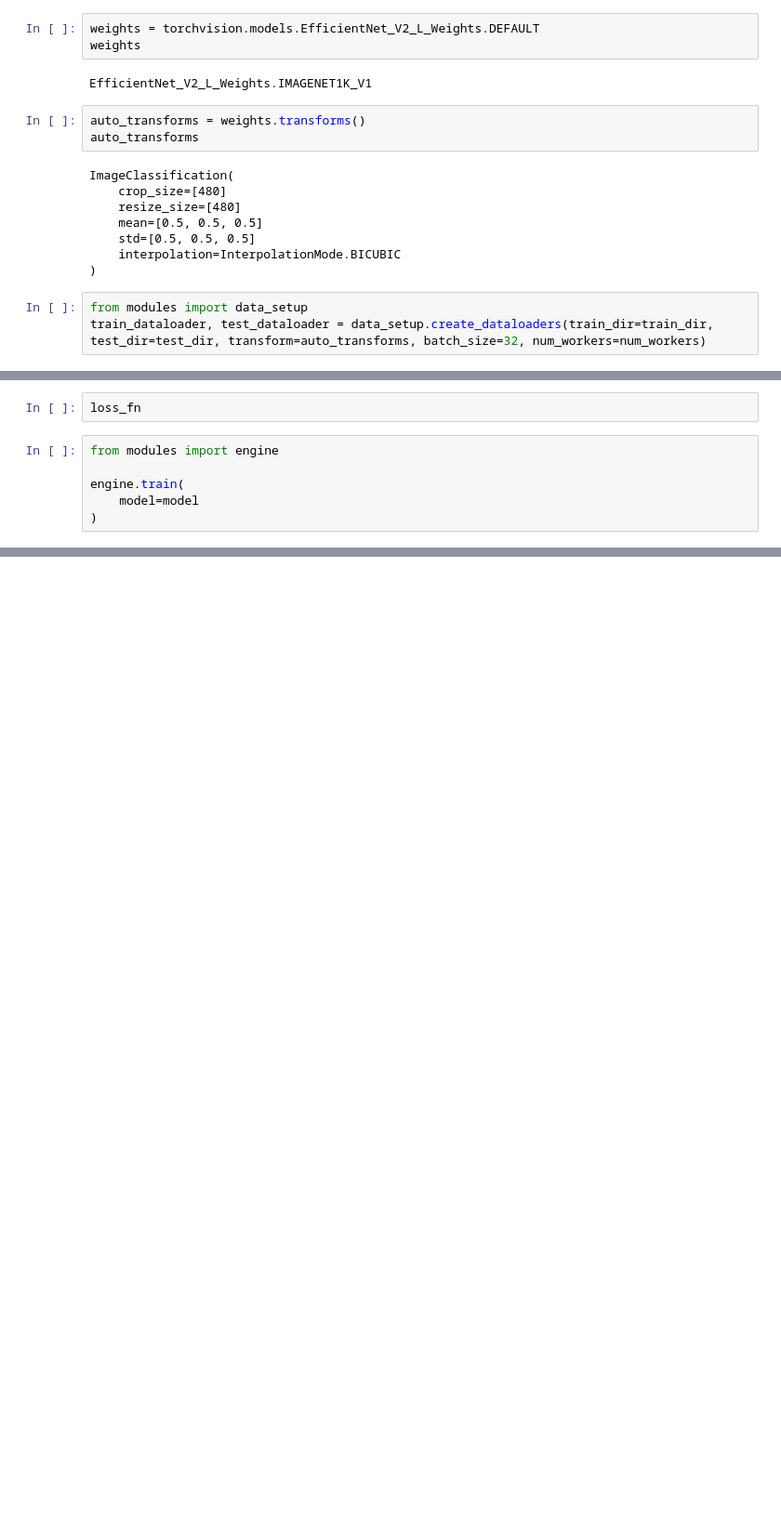
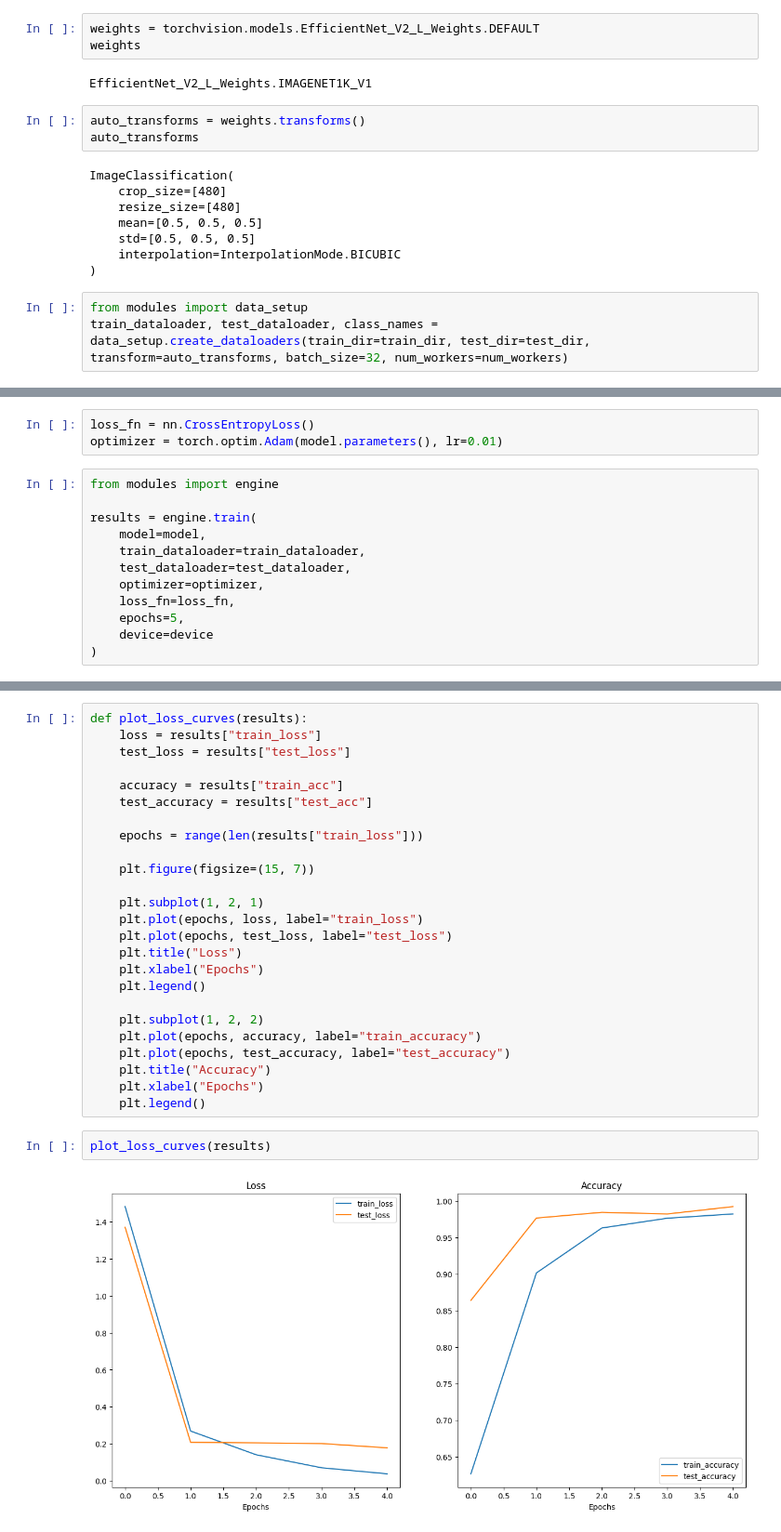
Before and after one commit to 1RaghavM/Fruit-Freshness-Classification, a Jupyter notebook: input.ipynb, the cells around one changed output, grey strips where cells are left out. Shown at 93% size. Saved outputs shown, nothing was run; the diff lists cells and outputs as text; blank space fills up the shorter version.

```diff
--- a/input.ipynb
+++ b/input.ipynb
@@ -36,7 +36,7 @@ ImageClassification(
 )
 # %%
 from modules import data_setup
-train_dataloader, test_dataloader = data_setup.create_dataloaders(train_dir=train_dir, test_dir=test_dir, transform=auto_transforms, batch_size=32, num_workers=num_workers)
+train_dataloader, test_dataloader, class_names = data_setup.create_dataloaders(train_dir=train_dir, test_dir=test_dir, transform=auto_transforms, batch_size=32, num_workers=num_workers)
 # %%
 model = torchvision.models.efficientnet_v2_l(weights=weights).to(device)
 model
@@ -73,8 +129,15 @@ KeyboardInterrupt:
 # %%
-loss_fn
+loss_fn = nn.CrossEntropyLoss()
+optimizer = torch.optim.Adam(model.parameters(), lr=0.01)
 # %%
 from modules import engine
 
-engine.train(
-    model=model
+results = engine.train(
+    model=model,
+    train_dataloader=train_dataloader,
+    test_dataloader=test_dataloader,
+    optimizer=optimizer,
+    loss_fn=loss_fn,
+    epochs=5,
+    device=device
 )
@@ -80,0 +150,29 @@ engine.train(
+# %%
+def plot_loss_curves(results):
+    loss = results["train_loss"]
+    test_loss = results["test_loss"]
+
+    accuracy = results["train_acc"]
+    test_accuracy = results["test_acc"]
+
+    epochs = range(len(results["train_loss"]))
+
+    plt.figure(figsize=(15, 7))
+
+    plt.subplot(1, 2, 1)
+    plt.plot(epochs, loss, label="train_loss")
+    plt.plot(epochs, test_loss, label="test_loss")
+    plt.title("Loss")
+    plt.xlabel("Epochs")
+    plt.legend()
+
+    plt.subplot(1, 2, 2)
+    plt.plot(epochs, accuracy, label="train_accuracy")
+    plt.plot(epochs, test_accuracy, label="test_accuracy")
+    plt.title("Accuracy")
+    plt.xlabel("Epochs")
+    plt.legend()
+# %%
+plot_loss_curves(results)
+# %% [output]
+[figure, added]
```
Also changed, not shown: parts of 9 cells of this notebook, 2 other files.
